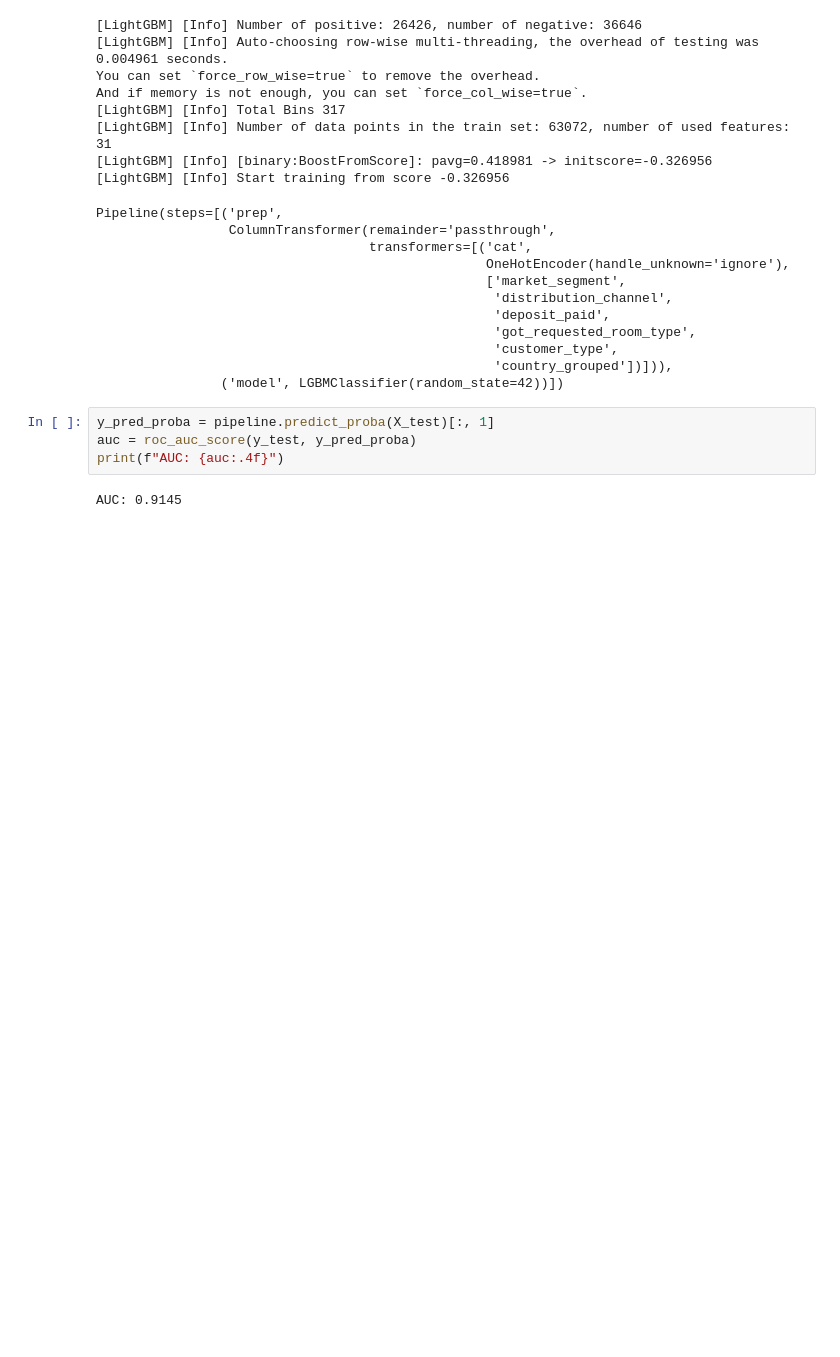
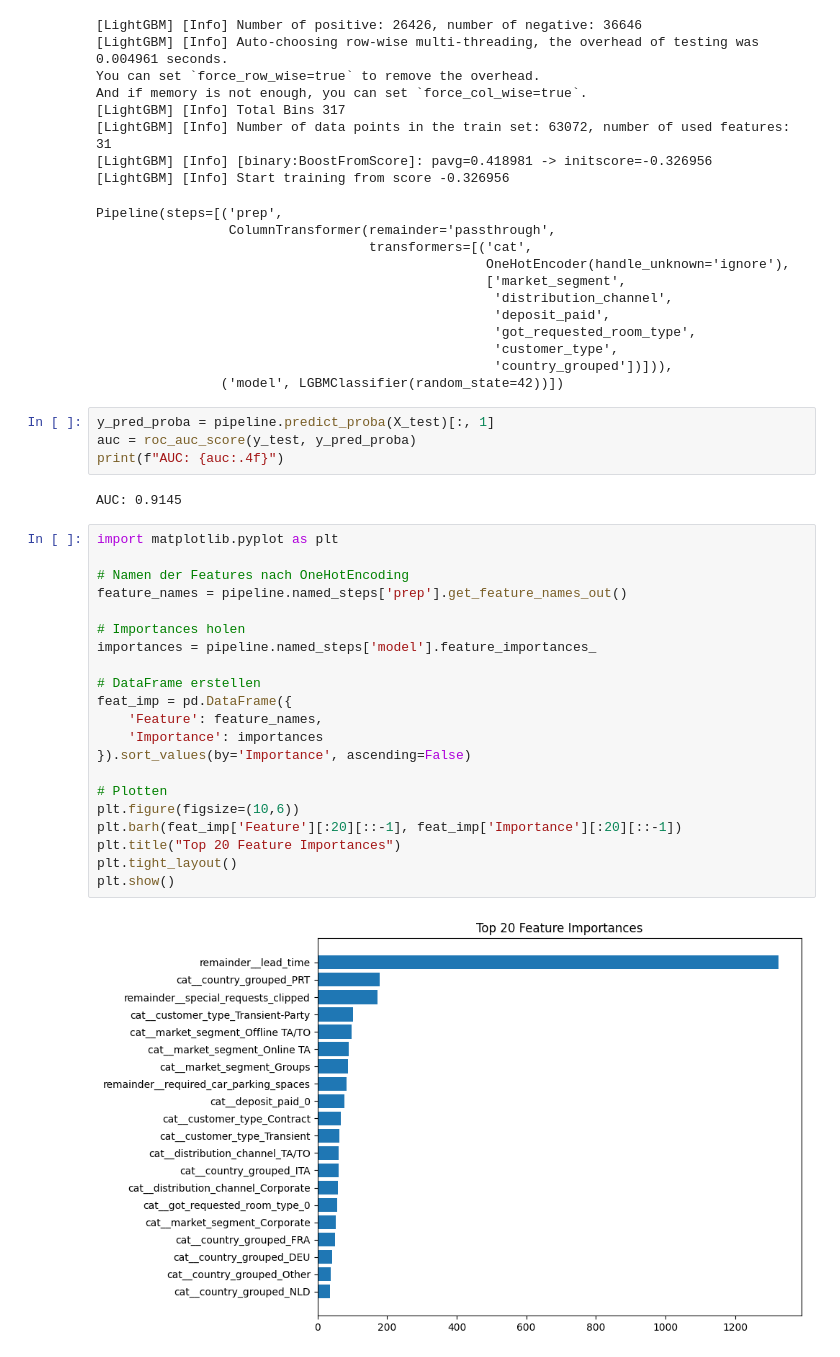
Before and after one commit to abt-kevin/Hotel_Bookings, a Jupyter notebook: City_LightGBM.ipynb, the cells around one changed output. Cells and saved outputs as stored; diff of their text form; blank space fills up the shorter version.

Commit message:
add importance plot

```diff
--- a/City_LightGBM.ipynb
+++ b/City_LightGBM.ipynb
@@ -89,3 +89,26 @@ auc = roc_auc_score(y_test, y_pred_proba)
 print(f"AUC: {auc:.4f}")
 # %% [output]
 AUC: 0.9145
+# %%
+import matplotlib.pyplot as plt
+
+# Namen der Features nach OneHotEncoding
+feature_names = pipeline.named_steps['prep'].get_feature_names_out()
+
+# Importances holen
+importances = pipeline.named_steps['model'].feature_importances_
+
+# DataFrame erstellen
+feat_imp = pd.DataFrame({
+    'Feature': feature_names,
+    'Importance': importances
+}).sort_values(by='Importance', ascending=False)
+
+# Plotten
+plt.figure(figsize=(10,6))
+plt.barh(feat_imp['Feature'][:20][::-1], feat_imp['Importance'][:20][::-1])
+plt.title("Top 20 Feature Importances")
+plt.tight_layout()
+plt.show()
+# %% [output]
+[figure, added]
```
